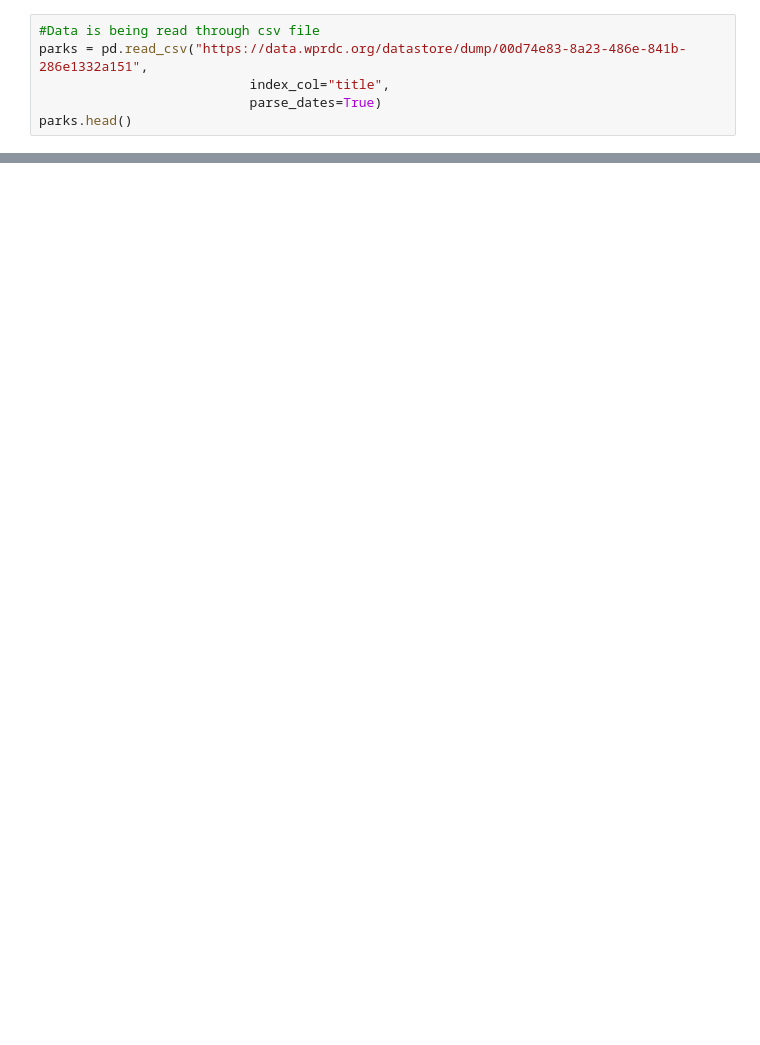
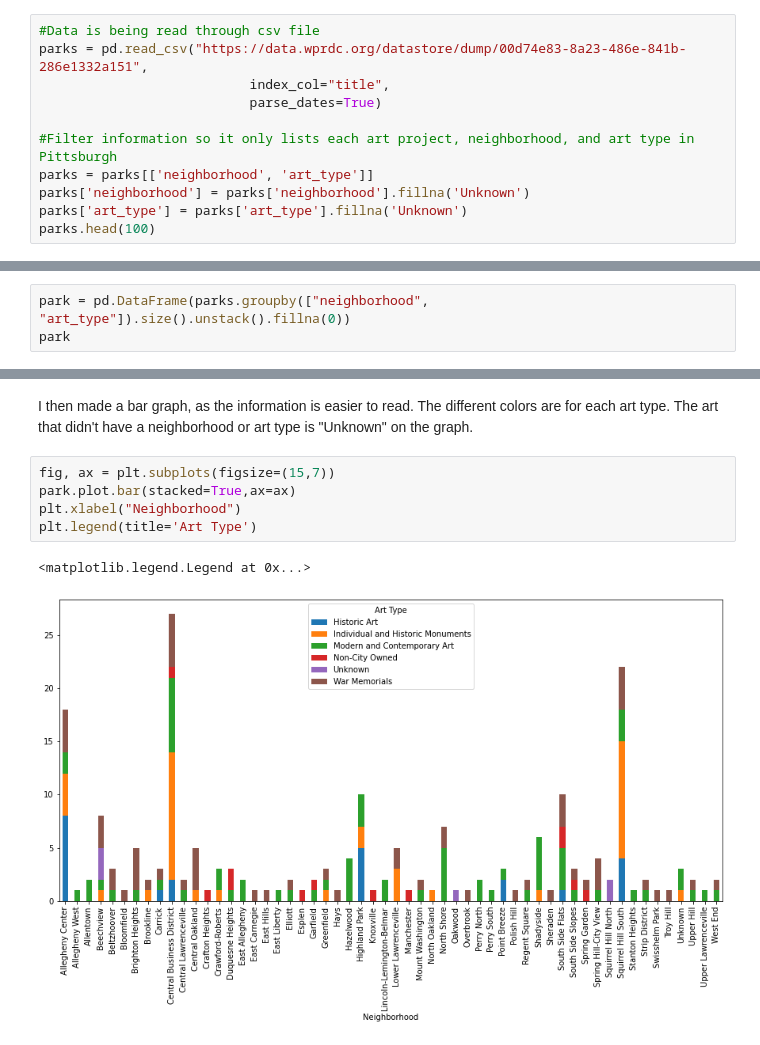
Before and after one commit to jrddp/Big-Ideas-Final-Project, a Jupyter notebook: zaf22-public-art.ipynb, the cells around one changed output, grey strips where cells are left out. Drawn from its saved outputs; the diff is of its cells as text; blank space fills up the shorter version.

```diff
--- a/zaf22-public-art.ipynb
+++ b/zaf22-public-art.ipynb
@@ -11,4 +17,9 @@ import matplotlib.pyplot as plt
 parks = pd.read_csv("https://data.wprdc.org/datastore/dump/00d74e83-8a23-486e-841b-286e1332a151",
                            index_col="title",
                            parse_dates=True)
-parks.head()
+
+#Filter information so it only lists each art project, neighborhood, and art type in Pittsburgh
+parks = parks[['neighborhood', 'art_type']]
+parks['neighborhood'] = parks['neighborhood'].fillna('Unknown')
+parks['art_type'] = parks['art_type'].fillna('Unknown')
+parks.head(100)
@@ -53,0 +30,3 @@ Above is a bar graph of the amount of art projects in each neighborhood ranked f
+# %%
+park = pd.DataFrame(parks.groupby(["neighborhood", "art_type"]).size().unstack().fillna(0))
+park
@@ -53,0 +52,10 @@ Above is a bar graph of the amount of art projects in each neighborhood ranked f
+# %% [markdown]
+I then made a bar graph, as the information is easier to read. The different colors are for each art type. The art that didn't have a neighborhood or art type is "Unknown" on the graph.
+# %%
+fig, ax = plt.subplots(figsize=(15,7))
+park.plot.bar(stacked=True,ax=ax)
+plt.xlabel("Neighborhood")
+plt.legend(title='Art Type')
+# %% [output]
+<matplotlib.legend.Legend at 0x...>
+[figure, added]
```
Also changed, not shown: parts of 15 cells of this notebook.
